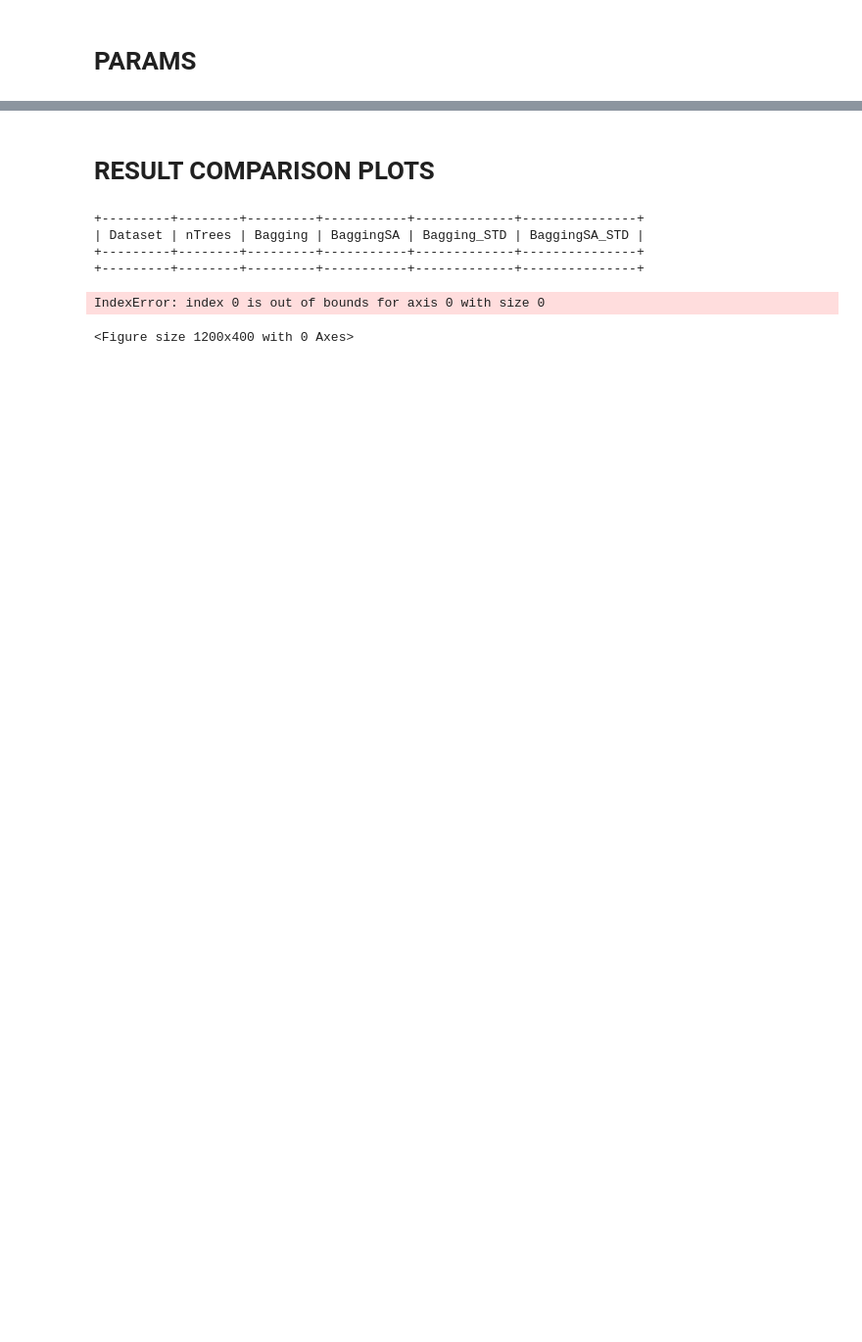
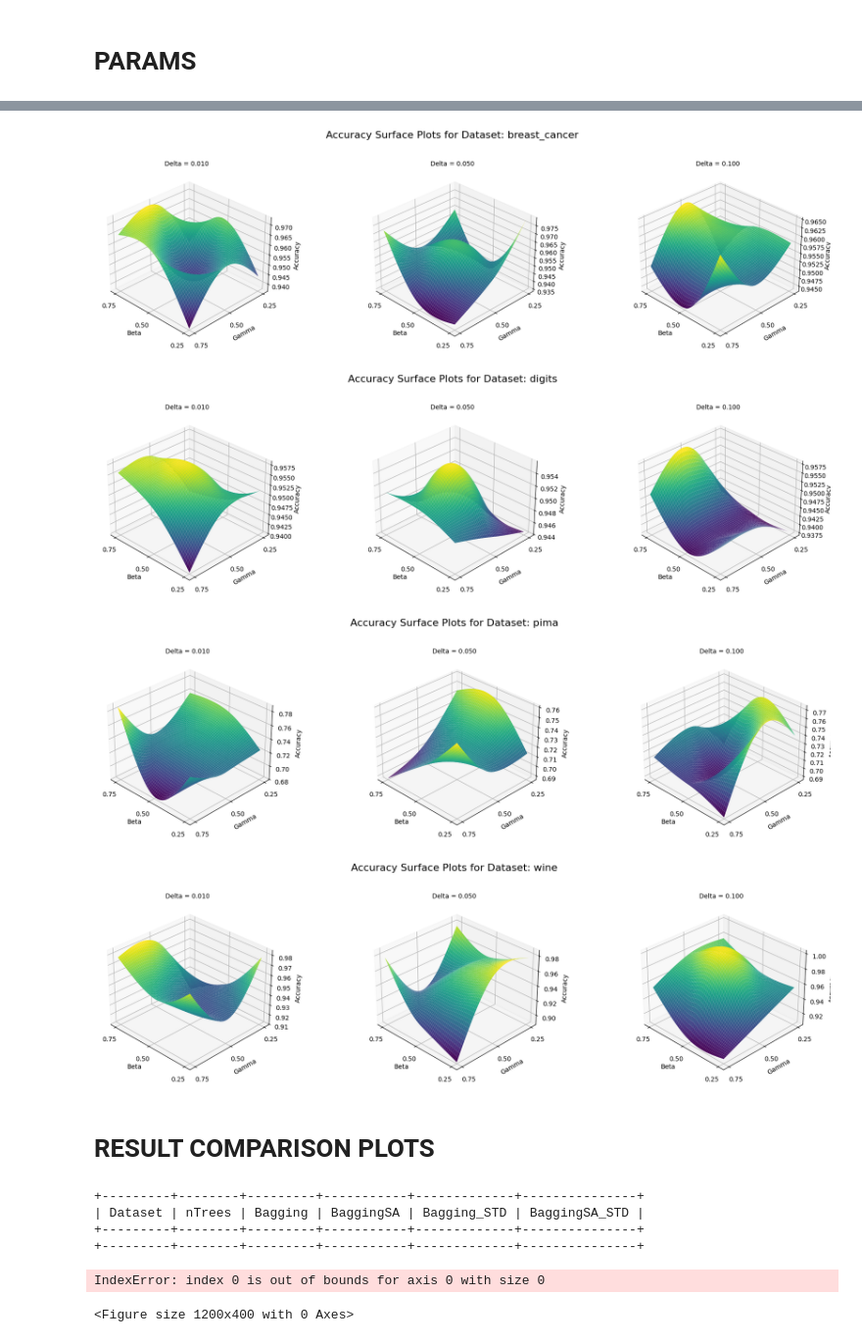
Before and after one commit to CenturionTheMan/SimulatedAnnealingBagging, a Jupyter notebook: src/article_plots.ipynb, the cells around one changed output, grey strips where cells are left out. Shown at 98% size. Cells and saved outputs as stored; diff of their text form; code cells hidden in the pictures; blank space fills up the shorter version.

```diff
--- a/src/article_plots.ipynb
+++ b/src/article_plots.ipynb
@@ -99 +134,68 @@ for dataset in datasets:
+# %%
+import matplotlib.pyplot as plt
+from mpl_toolkits.mplot3d import Axes3D
+from scipy.interpolate import griddata
+import numpy as np
+import math
+
+# Constants
+greeks = ['beta', 'gamma', 'delta']
+
+def plot_accuracy_surfaces_by_dataset(df):
+    datasets = df['dataset'].unique()
+
+    for dataset in datasets:
+        df_dataset = df[df['dataset'] == dataset]
+        delta_values = sorted(df_dataset['delta'].unique())
+        n = len(delta_values)
+
+        cols = min(n, 3)
+        rows = math.ceil(n / cols)
+
+        fig = plt.figure(figsize=(6 * cols, 5 * rows))
+        fig.suptitle(f"Accuracy Surface Plots for Dataset: {dataset}", fontsize=16)
+
+        for i, delta_val in enumerate(delta_values, start=1):
+            df_slice = df_dataset[df_dataset['delta'] == delta_val]
+            if df_slice.shape[0] < 4:
+                continue
+
+            x = df_slice['beta']
+            y = df_slice['gamma']
+            z = df_slice['accuracy']
+
+            xi = np.linspace(x.min(), x.max(), 50)
+            yi = np.linspace(y.min(), y.max(), 50)
+            xi, yi = np.meshgrid(xi, yi)
+            zi = griddata((x, y), z, (xi, yi), method='cubic')
+
+            # Max accuracy point
+            max_row = df_slice.loc[df_slice['accuracy'].idxmax()]
+            max_acc = max_row['accuracy']
+            beta_max = max_row['beta']
+            gamma_max = max_row['gamma']
+
+            ax = fig.add_subplot(rows, cols, i, projection='3d')
+            surf = ax.plot_surface(xi, yi, zi, cmap='viridis', edgecolor='none')
+
+            ax.set_title(f"Delta = {delta_val:.3f}", fontsize=10)
+            ax.set_xlabel("Beta")
+            ax.set_ylabel("Gamma")
+            ax.set_zlabel("Accuracy")
+
+            ax.set_xticks(sorted(df_slice['beta'].unique()))
+            ax.set_yticks(sorted(df_slice['gamma'].unique()))
+            ax.view_init(elev=30, azim=135)
+
+
+        plt.tight_layout(rect=[0, 0, 1, 0.95])
+        plt.show()
+
+# Call the function
+plot_accuracy_surfaces_by_dataset(df)
+# %% [output]
+[figure, added]
+[figure, added]
+[figure, added]
+[figure, added]
 # %%
```
Also changed, not shown: parts of 4 cells of this notebook, 4 other files.
